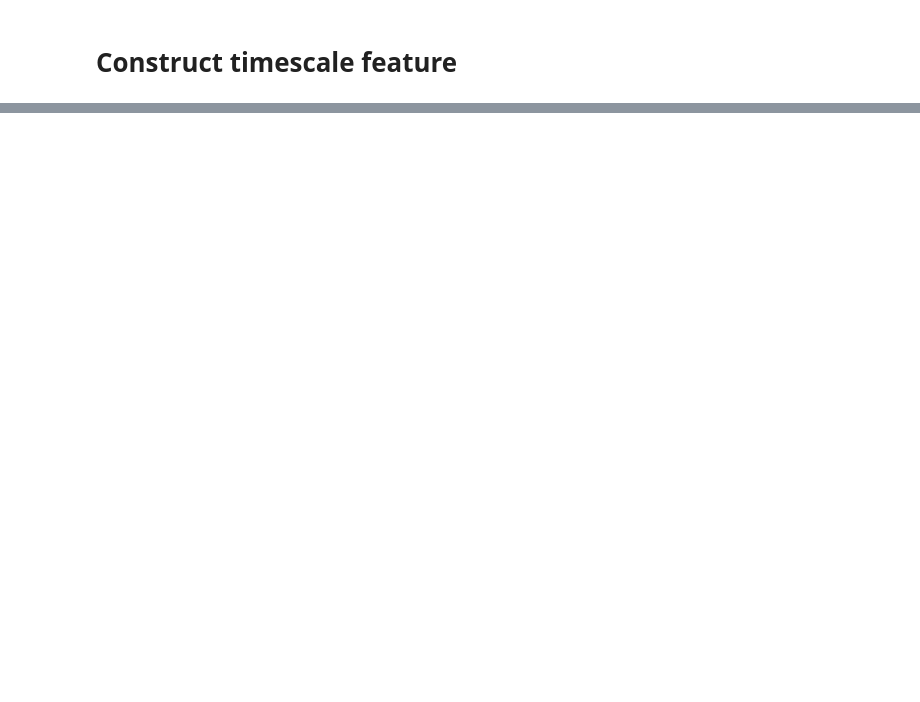
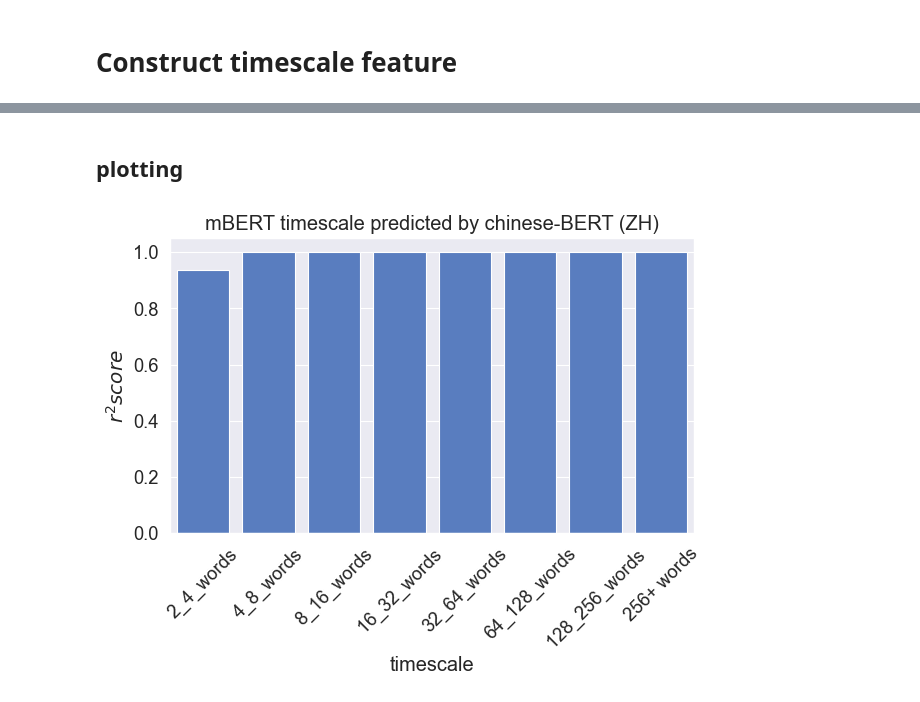
Before and after one commit to bramantyois/timescales_filtering, a Jupyter notebook: notebooks/00_spectral_analysis/01_zhBERT-mBERT_zh.ipynb, the cells around one changed output, grey strips where cells are left out. Drawn from its saved outputs; the diff is of its cells as text; code cells hidden in the pictures; blank space fills up the shorter version.

```diff
--- a/notebooks/00_spectral_analysis/01_zhBERT-mBERT_zh.ipynb
+++ b/notebooks/00_spectral_analysis/01_zhBERT-mBERT_zh.ipynb
@@ -235,8 +195,0 @@ fc_values
-# %%
-for fc, bandwidth in zip(fc_values, bandwidth_values):
-    fir = "bandpass"
-    if use_lowpass and np.allclose(fc, lowpass_fc, atol=epsilon):
-        fir = "lowpass"
-    if use_highpass and np.allclose(fc, highpass_fc, atol=epsilon):
-        fir = "highpass"
-    print(f"Using {fir} filter for fc={fc}, bandwidth={bandwidth}")
@@ -242,0 +280,6 @@ for fc, bandwidth in zip(fc_values, bandwidth_values):
+# %%
+timescale_feature_dir = 'timescale_features'
+
+lang='zh'
+
+story = all_stories[0]
@@ -242,0 +332,7 @@ for fc, bandwidth in zip(fc_values, bandwidth_values):
+# %%
+timescale_stats = timescale_regression_analysis(
+    target_featureset_name = 'mBERT_all',
+    input_featureset_name = 'chinese_BERT_all',
+    lang = lang,
+    story = story
+)
@@ -242,0 +346,19 @@ for fc, bandwidth in zip(fc_values, bandwidth_values):
+# %%
+timescale_stats = pd.DataFrame(timescale_stats)
+# %% [markdown]
+## plotting
+# %%
+# plot mean barplot
+sns.barplot(x=timescale_stats.columns, y=timescale_stats.loc['mean'])
+
+# tilt xlabel
+plt.xticks(rotation=45)
+plt.xlabel('timescale')
+plt.ylabel(r'$r^2 score$')
+
+plt.tight_layout()
+
+plt.title('mBERT timescale predicted by chinese-BERT (ZH)')
+plt.show()
+# %% [output]
+[figure, added]
```
Also changed, not shown: parts of 26 cells of this notebook, 3 other files.
